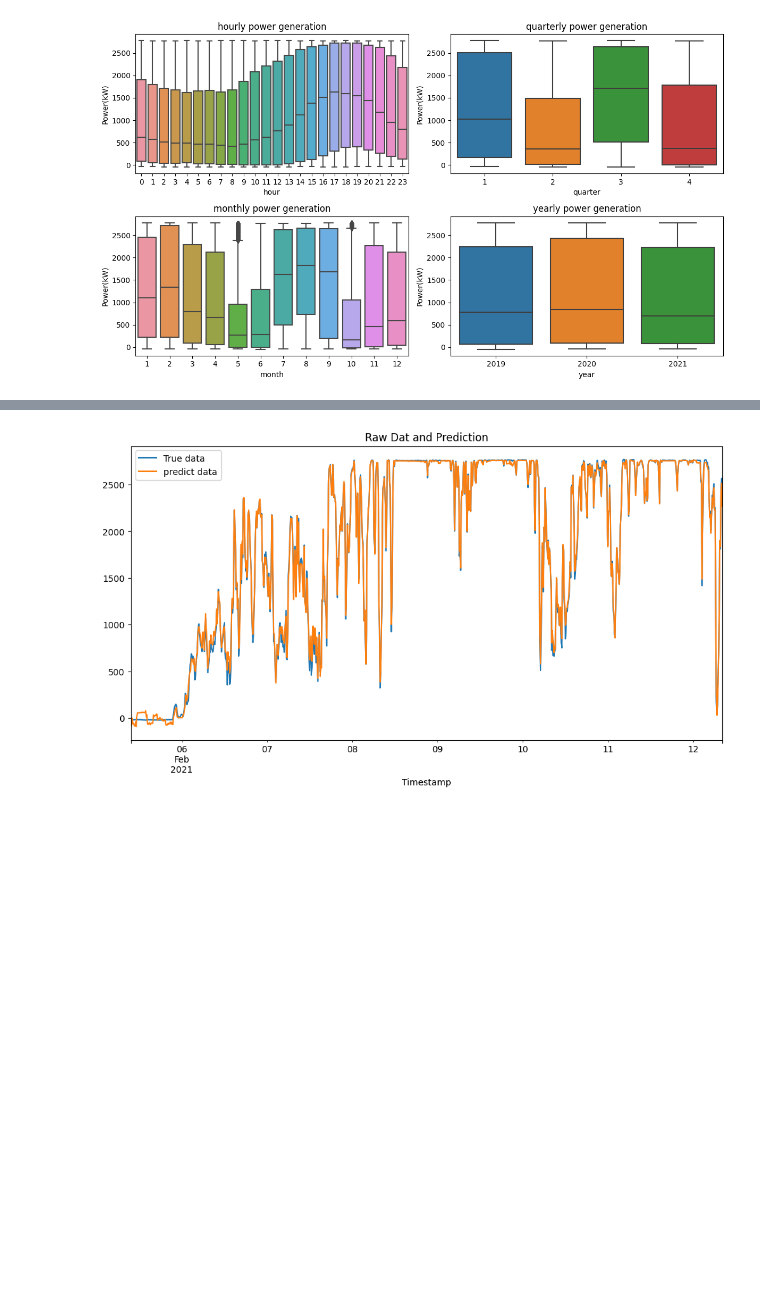
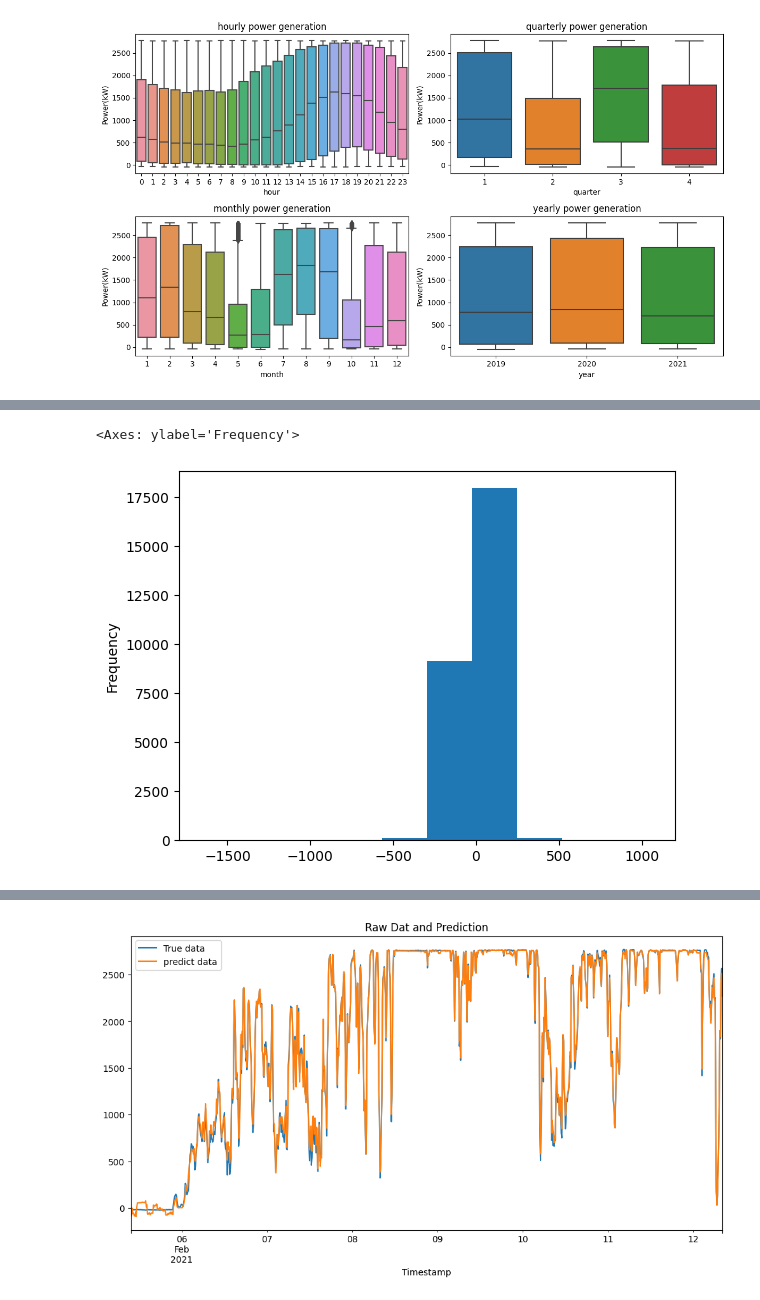
Before and after one commit to arunrajks/time_series_analysis, a Jupyter notebook: wind-turbine-power-forecast.ipynb, the cells around one changed output, grey strips where cells are left out. Drawn from its saved outputs; the diff is of its cells as text; code cells hidden in the pictures; blank space fills up the shorter version.

```diff
--- a/wind-turbine-power-forecast.ipynb
+++ b/wind-turbine-power-forecast.ipynb
@@ -335,0 +394,5 @@ plt.tight_layout()
+# %%
+(y_test[TARGET]-y_test['predict']).plot(kind='hist',bins=10)
+# %% [output]
+<Axes: ylabel='Frequency'>
+[figure, added]
```
Also changed, not shown: parts of 34 cells of this notebook.
